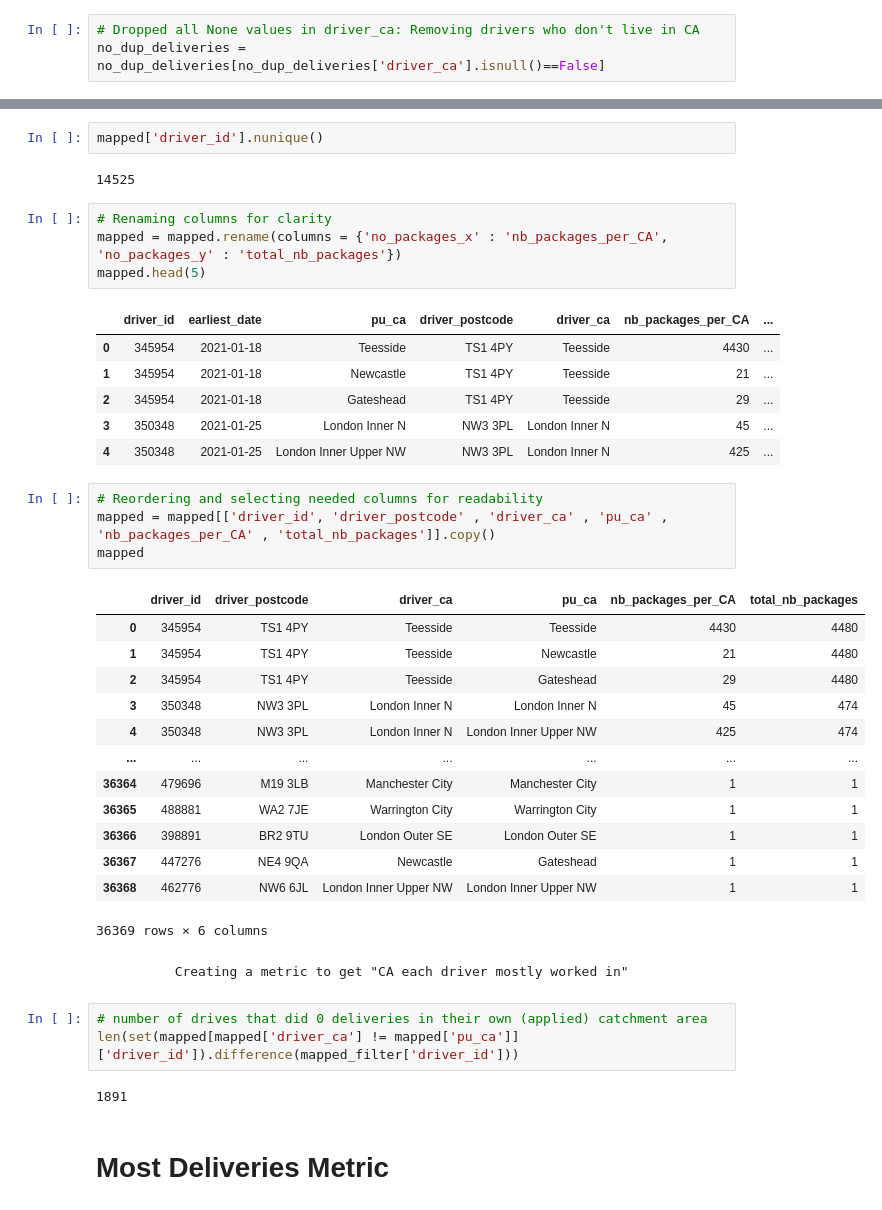
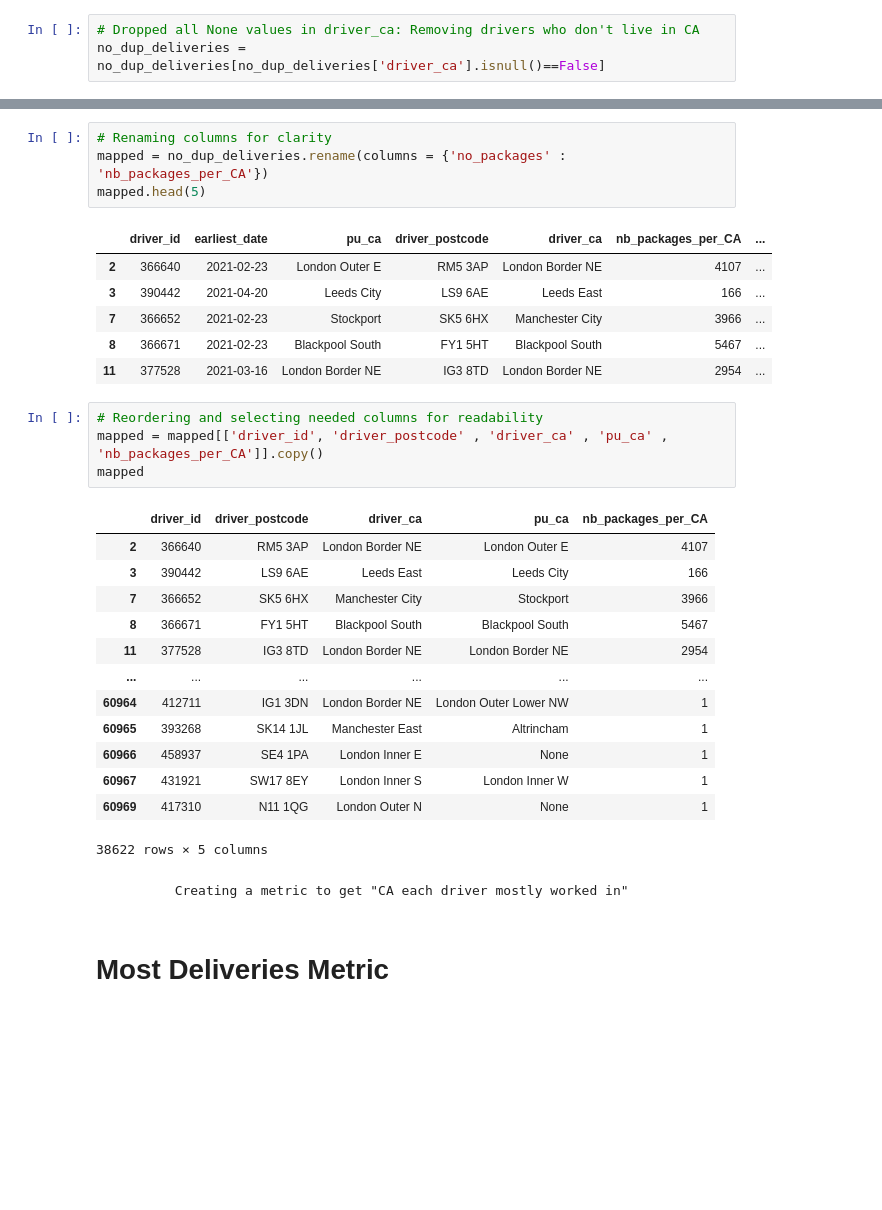
Before and after one commit to IlanaKov/catchment_model_analysis, a Jupyter notebook: Post_Code_mapping.ipynb, the cells around one changed output, grey strips where cells are left out. Cells and saved outputs as stored; diff of their text form; blank space fills up the shorter version.

```diff
--- a/Post_Code_mapping.ipynb
+++ b/Post_Code_mapping.ipynb
@@ -316,42 +307,33 @@ mapped.head(5)
-# %%
-mapped['driver_id'].nunique()
-# %% [output]
-14525
 # %%
 # Renaming columns for clarity
-mapped = mapped.rename(columns = {'no_packages_x' : 'nb_packages_per_CA', 'no_packages_y' : 'total_nb_packages'})
+mapped = no_dup_deliveries.rename(columns = {'no_packages' : 'nb_packages_per_CA'})
 mapped.head(5)
 # %% [output]
 |  | driver_id | earliest_date | pu_ca | driver_postcode | driver_ca | nb_packages_per_CA | ... |
-| 0 | 345954 | 2021-01-18 | Teesside | TS1 4PY | Teesside | 4430 | ... |
-| 1 | 345954 | 2021-01-18 | Newcastle | TS1 4PY | Teesside | 21 | ... |
-| 2 | 345954 | 2021-01-18 | Gateshead | TS1 4PY | Teesside | 29 | ... |
-| 3 | 350348 | 2021-01-25 | London Inner N | NW3 3PL | London Inner N | 45 | ... |
-| 4 | 350348 | 2021-01-25 | London Inner Upper NW | NW3 3PL | London Inner N | 425 | ... |
+| 2 | 366640 | 2021-02-23 | London Outer E | RM5 3AP | London Border NE | 4107 | ... |
+| 3 | 390442 | 2021-04-20 | Leeds City | LS9 6AE | Leeds East | 166 | ... |
+| 7 | 366652 | 2021-02-23 | Stockport | SK5 6HX | Manchester City | 3966 | ... |
+| 8 | 366671 | 2021-02-23 | Blackpool South | FY1 5HT | Blackpool South | 5467 | ... |
+| 11 | 377528 | 2021-03-16 | London Border NE | IG3 8TD | London Border NE | 2954 | ... |
 # %%
 # Reordering and selecting needed columns for readability
-mapped = mapped[['driver_id', 'driver_postcode' , 'driver_ca' , 'pu_ca' , 'nb_packages_per_CA' , 'total_nb_packages']].copy()
+mapped = mapped[['driver_id', 'driver_postcode' , 'driver_ca' , 'pu_ca' , 'nb_packages_per_CA']].copy()
 mapped
 # %% [output]
-|  | driver_id | driver_postcode | driver_ca | pu_ca | nb_packages_per_CA | total_nb_packages |
-| 0 | 345954 | TS1 4PY | Teesside | Teesside | 4430 | 4480 |
-| 1 | 345954 | TS1 4PY | Teesside | Newcastle | 21 | 4480 |
-| 2 | 345954 | TS1 4PY | Teesside | Gateshead | 29 | 4480 |
-| 3 | 350348 | NW3 3PL | London Inner N | London Inner N | 45 | 474 |
-| 4 | 350348 | NW3 3PL | London Inner N | London Inner Upper NW | 425 | 474 |
-| ... | ... | ... | ... | ... | ... | ... |
-| 36364 | 479696 | M19 3LB | Manchester City | Manchester City | 1 | 1 |
-| 36365 | 488881 | WA2 7JE | Warrington City | Warrington City | 1 | 1 |
-| 36366 | 398891 | BR2 9TU | London Outer SE | London Outer SE | 1 | 1 |
-| 36367 | 447276 | NE4 9QA | Newcastle | Gateshead | 1 | 1 |
-| 36368 | 462776 | NW6 6JL | London Inner Upper NW | London Inner Upper NW | 1 | 1 |
+|  | driver_id | driver_postcode | driver_ca | pu_ca | nb_packages_per_CA |
+| 2 | 366640 | RM5 3AP | London Border NE | London Outer E | 4107 |
+| 3 | 390442 | LS9 6AE | Leeds East | Leeds City | 166 |
+| 7 | 366652 | SK5 6HX | Manchester City | Stockport | 3966 |
+| 8 | 366671 | FY1 5HT | Blackpool South | Blackpool South | 5467 |
+| 11 | 377528 | IG3 8TD | London Border NE | London Border NE | 2954 |
+| ... | ... | ... | ... | ... | ... |
+| 60964 | 412711 | IG1 3DN | London Border NE | London Outer Lower NW | 1 |
+| 60965 | 393268 | SK14 1JL | Manchester East | Altrincham | 1 |
+| 60966 | 458937 | SE4 1PA | London Inner E | None | 1 |
+| 60967 | 431921 | SW17 8EY | London Inner S | London Inner W | 1 |
+| 60969 | 417310 | N11 1QG | London Outer N | None | 1 |
-36369 rows × 6 columns
+38622 rows × 5 columns
 # %% [markdown]
             Creating a metric to get "CA each driver mostly worked in"
-# %%
-# number of drives that did 0 deliveries in their own (applied) catchment area
-len(set(mapped[mapped['driver_ca'] != mapped['pu_ca']]['driver_id']).difference(mapped_filter['driver_id']))
-# %% [output]
-1891
 # %% [markdown]
 # Most Deliveries Metric
```
Also changed, not shown: parts of 60 cells of this notebook, 4 other files.
